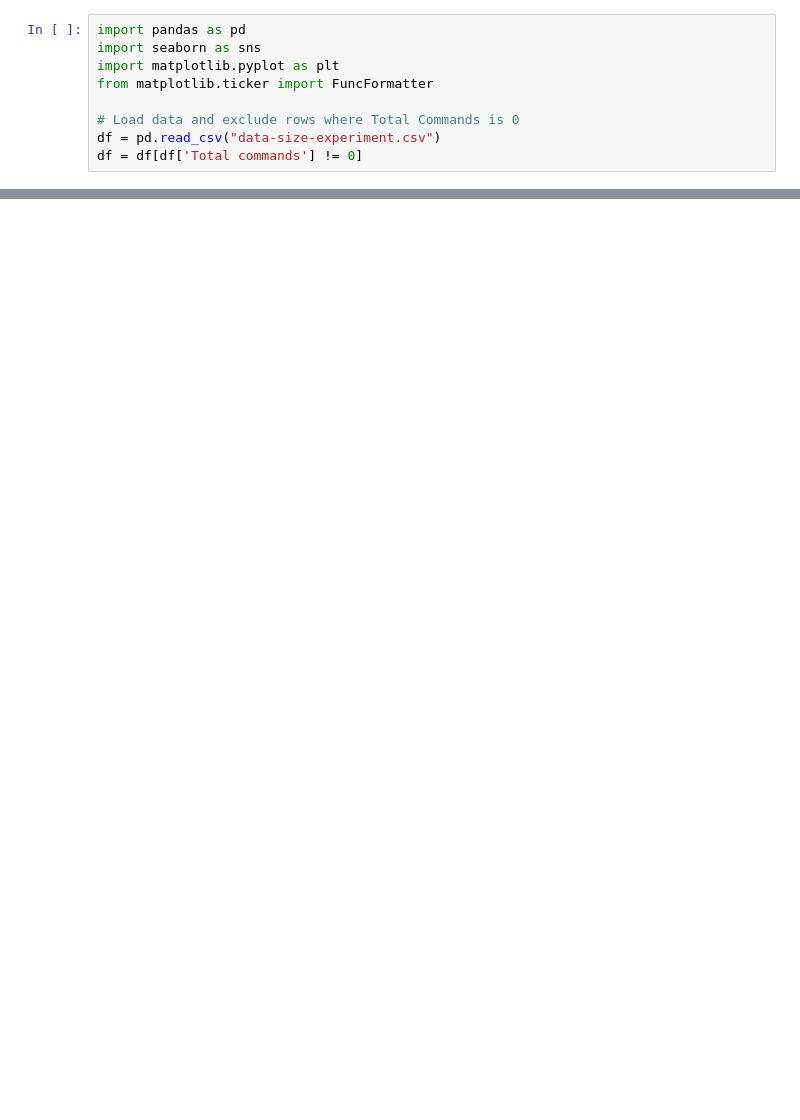
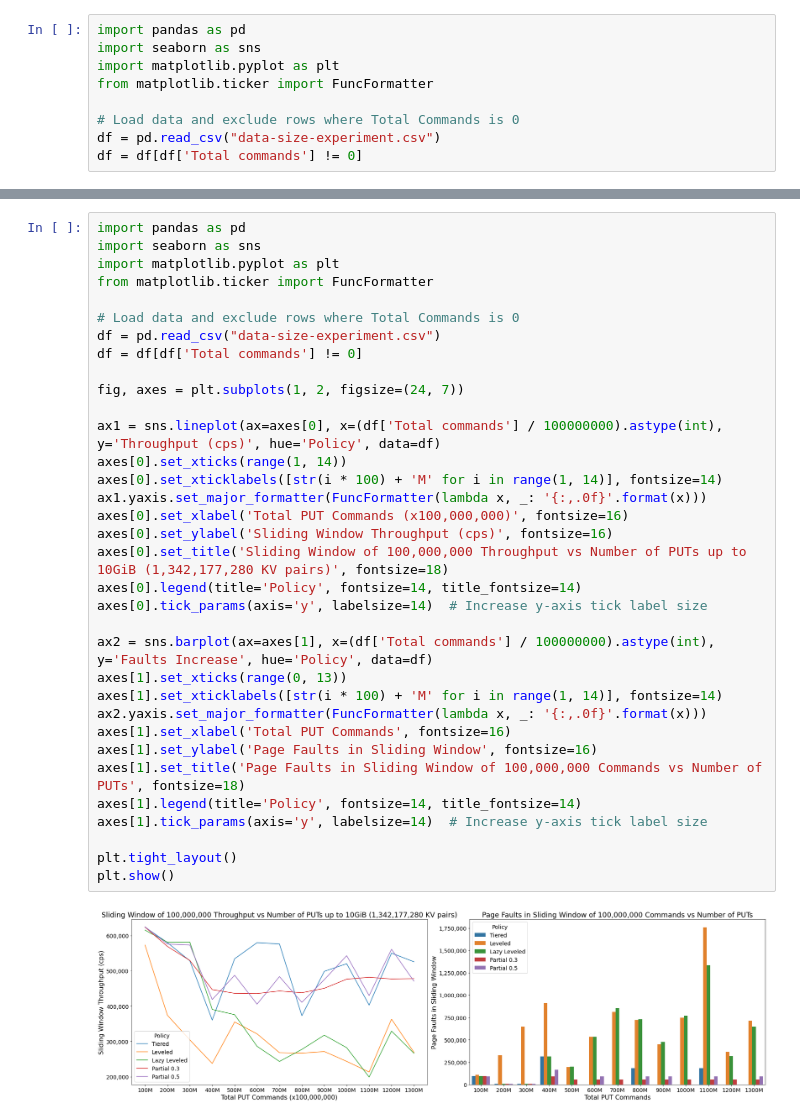
Before and after one commit to iankelk/lsm-tree, a Jupyter notebook: jupyter/Data Size Experiment.ipynb, the cells around one changed output, grey strips where cells are left out. Saved outputs shown, nothing was run; the diff lists cells and outputs as text; blank space fills up the shorter version.

```diff
--- a/jupyter/Data Size Experiment.ipynb
+++ b/jupyter/Data Size Experiment.ipynb
@@ -45,0 +47,36 @@ plt.show()
+# %%
+import pandas as pd
+import seaborn as sns
+import matplotlib.pyplot as plt
+from matplotlib.ticker import FuncFormatter
+
+# Load data and exclude rows where Total Commands is 0
+df = pd.read_csv("data-size-experiment.csv")
+df = df[df['Total commands'] != 0]
+
+fig, axes = plt.subplots(1, 2, figsize=(24, 7))
+
+ax1 = sns.lineplot(ax=axes[0], x=(df['Total commands'] / 100000000).astype(int), y='Throughput (cps)', hue='Policy', data=df)
+axes[0].set_xticks(range(1, 14))
+axes[0].set_xticklabels([str(i * 100) + 'M' for i in range(1, 14)], fontsize=14)
+ax1.yaxis.set_major_formatter(FuncFormatter(lambda x, _: '{:,.0f}'.format(x)))
+axes[0].set_xlabel('Total PUT Commands (x100,000,000)', fontsize=16)
+axes[0].set_ylabel('Sliding Window Throughput (cps)', fontsize=16)
+axes[0].set_title('Sliding Window of 100,000,000 Throughput vs Number of PUTs up to 10GiB (1,342,177,280 KV pairs)', fontsize=18)
+axes[0].legend(title='Policy', fontsize=14, title_fontsize=14)
+axes[0].tick_params(axis='y', labelsize=14)  # Increase y-axis tick label size
+
+ax2 = sns.barplot(ax=axes[1], x=(df['Total commands'] / 100000000).astype(int), y='Faults Increase', hue='Policy', data=df)
+axes[1].set_xticks(range(0, 13))
+axes[1].set_xticklabels([str(i * 100) + 'M' for i in range(1, 14)], fontsize=14)
+ax2.yaxis.set_major_formatter(FuncFormatter(lambda x, _: '{:,.0f}'.format(x)))
+axes[1].set_xlabel('Total PUT Commands', fontsize=16)
+axes[1].set_ylabel('Page Faults in Sliding Window', fontsize=16)
+axes[1].set_title('Page Faults in Sliding Window of 100,000,000 Commands vs Number of PUTs', fontsize=18)
+axes[1].legend(title='Policy', fontsize=14, title_fontsize=14)
+axes[1].tick_params(axis='y', labelsize=14)  # Increase y-axis tick label size
+
+plt.tight_layout()
+plt.show()
+# %% [output]
+[figure, added]
```
Also changed, not shown: parts of 4 cells of this notebook, 11 other files.
